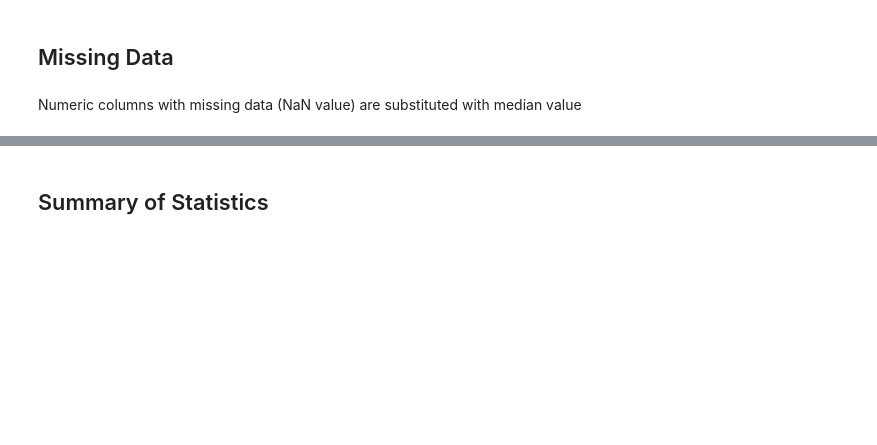
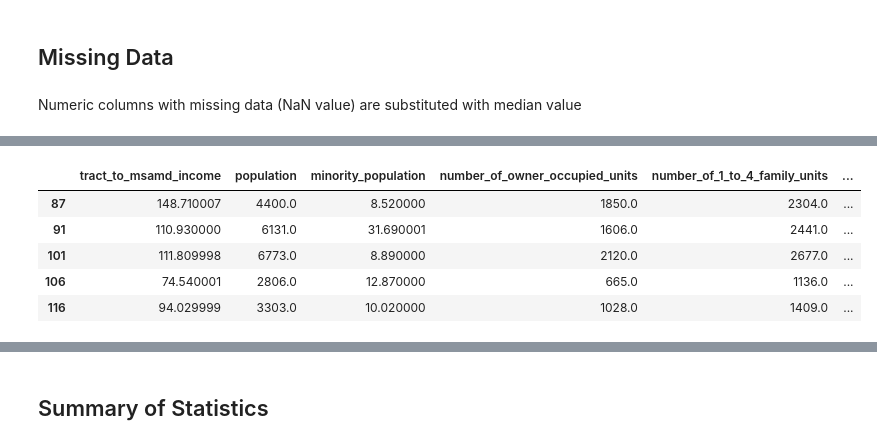
Before and after one commit to khmsha/Springboard, a Jupyter notebook: Capstone_Project1/Data Wrangling/WashingtonHomeLoans.ipynb, the cells around one changed output, grey strips where cells are left out. Cells and saved outputs as stored; diff of their text form; code cells hidden in the pictures; blank space fills up the shorter version.

```diff
--- a/Capstone_Project1/Data Wrangling/WashingtonHomeLoans.ipynb
+++ b/Capstone_Project1/Data Wrangling/WashingtonHomeLoans.ipynb
@@ -171,3 +268,13 @@ WA_HomeLoan_df.head(5)
+# %%
+msamd_null = WA_HomeLoan_df[WA_HomeLoan_df.msamd_name.isna()]
+msamd_null.head()
+# %% [output]
+|  | tract_to_msamd_income | population | minority_population | number_of_owner_occupied_units | number_of_1_to_4_family_units | ... |
+| 87 | 148.710007 | 4400.0 | 8.520000 | 1850.0 | 2304.0 | ... |
+| 91 | 110.930000 | 6131.0 | 31.690001 | 1606.0 | 2441.0 | ... |
+| 101 | 111.809998 | 6773.0 | 8.890000 | 2120.0 | 2677.0 | ... |
+| 106 | 74.540001 | 2806.0 | 12.870000 | 665.0 | 1136.0 | ... |
+| 116 | 94.029999 | 3303.0 | 10.020000 | 1028.0 | 1409.0 | ... |
 # %%
 # inspect dataset info
 WA_HomeLoan_df.info()
```
Also changed, not shown: parts of 43 cells of this notebook.
